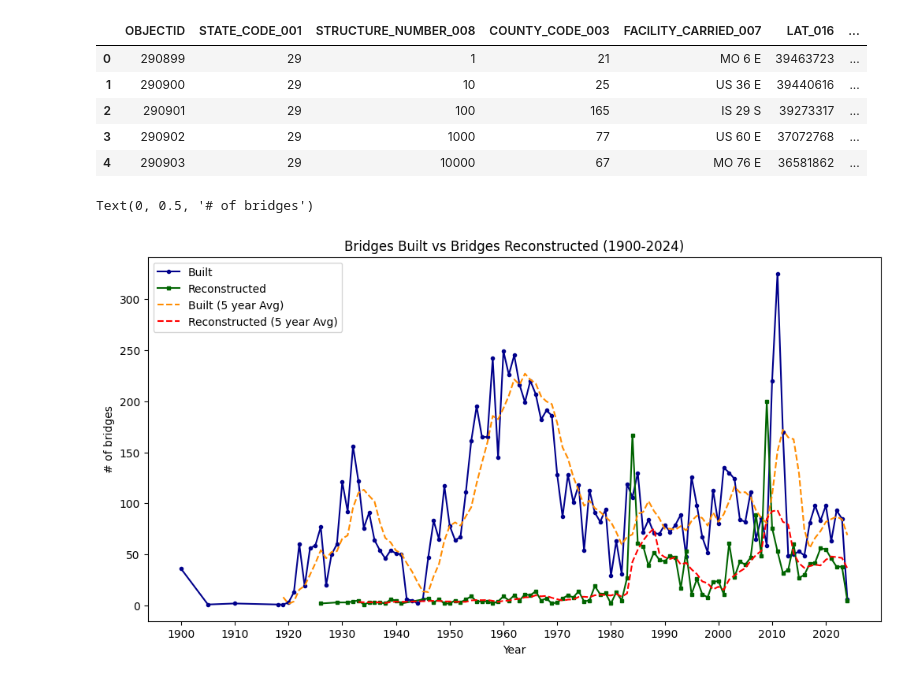
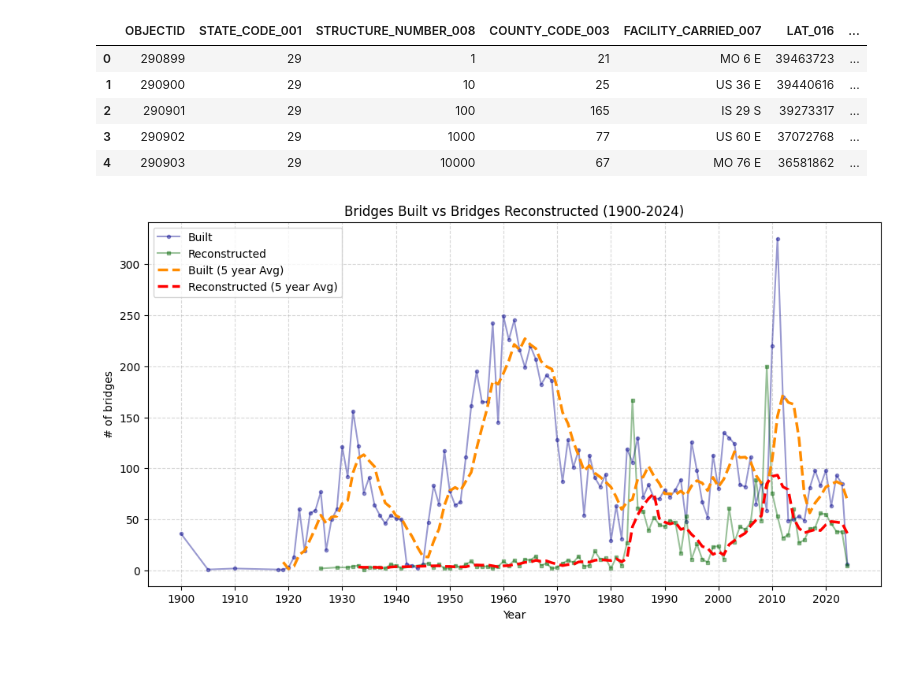
Before and after one commit to kenziemcallister/MODOT-Bridges-Data-Story, a Jupyter notebook: KenziesPlots.ipynb, the cells around one changed output. Saved outputs shown, nothing was run; the diff lists cells and outputs as text; code cells hidden in the pictures.

```diff
--- a/KenziesPlots.ipynb
+++ b/KenziesPlots.ipynb
@@ -30,7 +30,7 @@ col_names = df.columns.to_list()
 filtered_df = df[["OBJECTID", "STATE_CODE_001", "STRUCTURE_NUMBER_008", "COUNTY_CODE_003", "FACILITY_CARRIED_007"
                  , "LAT_016", "LONG_017", "YEAR_BUILT_027", "TRAFFIC_LANES_ON_028A", "ADT_029", "YEAR_ADT_030",
                  "BRIDGE_IMP_COST_094", "YEAR_RECONSTRUCTED_106", "FUTURE_ADT_114", "YEAR_OF_FUTURE_ADT_115",
-                 "BRIDGE_CONDITION", "STRUCTURE_LEN_MT_049"]]
+                 "BRIDGE_CONDITION", "STRUCTURE_LEN_MT_049", "LOWEST_RATING", "SUPERSTRUCTURE_COND_059", "HIGHWAY_DISTRICT_002"]]
 
 filtered_df.head()
 # %% [output]
@@ -43,32 +43,32 @@ filtered_df.head()
 # %%
 # Time series: Bridges built per year with bridges reconstructed per year
 
 fig, ax = plt.subplots(figsize=(12,6))
 
 #getting bridges and bridges reconstructed per year
 bridges_per_year = filtered_df.groupby("YEAR_BUILT_027")["OBJECTID"].count()
 reconst_per_year = filtered_df.groupby("YEAR_RECONSTRUCTED_106")["OBJECTID"].count()
 
 #filtering out the first row (there are alot that have zeros = not reconstructed)
 reconst_per_year = reconst_per_year.iloc[1:]
 #print(reconst_per_year)
 
 #plotting
-ax.plot(bridges_per_year.index, bridges_per_year.values, marker="o", ms=3, label="Built", color="darkblue")
-ax.plot(reconst_per_year.index, reconst_per_year.values, marker="s", ms=3, label="Reconstructed", color="darkgreen")
+ax.plot(bridges_per_year.index, bridges_per_year.values, marker="o", ms=3, label="Built", color="darkblue", alpha=0.4)
+ax.plot(reconst_per_year.index, reconst_per_year.values, marker="s", ms=3, label="Reconstructed", color="darkgreen", alpha=0.4)
 
 #plotting rolling avgs for each dataset to be more descriptive
 bridges_built_rolling = bridges_per_year.rolling(window=5).mean()
 reconst_rolling = reconst_per_year.rolling(window=5).mean()
-ax.plot(bridges_built_rolling.index, bridges_built_rolling.values, label="Built (5 year Avg)", linestyle="--", color="darkorange")
-ax.plot(reconst_rolling.index, reconst_rolling.values, label="Reconstructed (5 year Avg)", linestyle="--", color="red")
+ax.plot(bridges_built_rolling.index, bridges_built_rolling.values, label="Built (5 year Avg)", linestyle="--", color="darkorange", linewidth=2.5)
+ax.plot(reconst_rolling.index, reconst_rolling.values, label="Reconstructed (5 year Avg)", linestyle="--", color="red", linewidth=2.5)
 
 #final touches
 ax.set_xticks(np.arange(1900, 2025, 10)) #doing every 10 years instead of every 20
 ax.set_title("Bridges Built vs Bridges Reconstructed (1900-2024)")
 ax.legend()
 ax.set_xlabel("Year")
 ax.set_ylabel("# of bridges")
+ax.grid(True, linestyle='--', alpha=0.5)
 # %% [output]
-Text(0, 0.5, '# of bridges')
-[figure, old version]
+[figure, new version]
```
Also changed, not shown: parts of 3 cells of this notebook.
